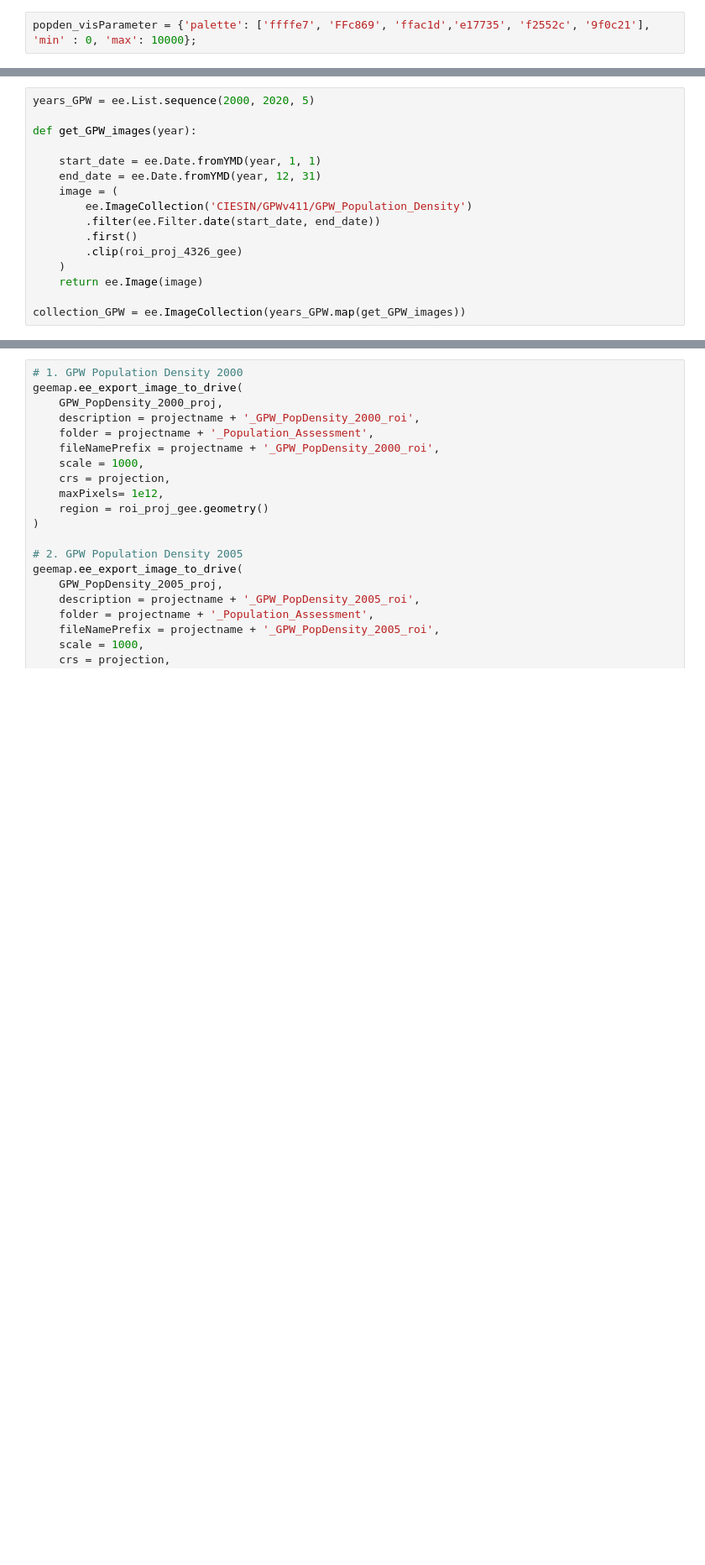
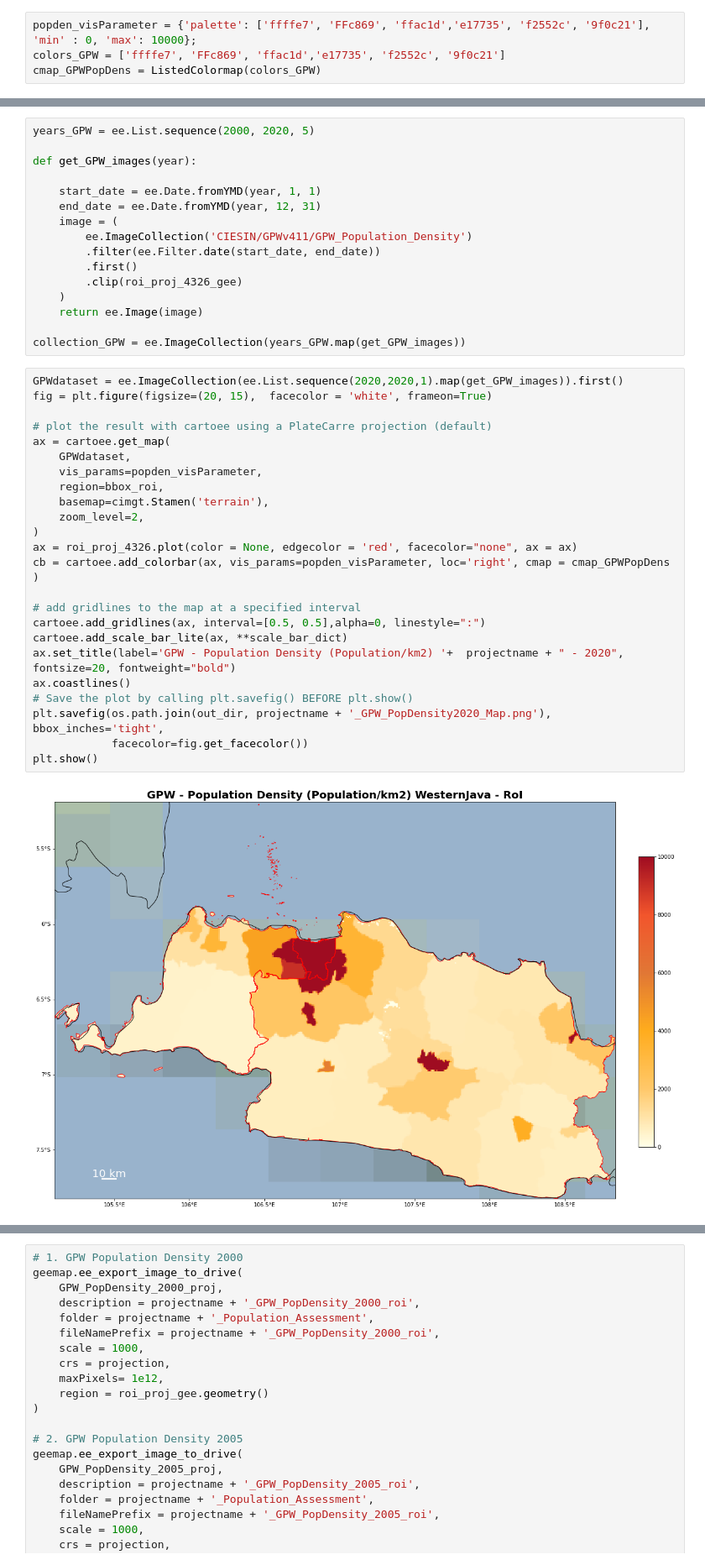
Before and after one commit to fadlielqorni/revalue-rapid-assessment, a Jupyter notebook: Global_Population_Assessment.ipynb, the cells around one changed output, grey strips where cells are left out. Shown at 84% size. Drawn from its saved outputs; the diff is of its cells as text; blank space fills up the shorter version.

Commit message:
Refined the script
Population: Add Map and Export map
Peatland: Export peat map

```diff
--- a/Global_Population_Assessment.ipynb
+++ b/Global_Population_Assessment.ipynb
@@ -148,5 +148,7 @@ vis_roi = {'color': '#FF0000', 'width': 2,'lineType': 'solid','fillColor': '0000
 # %%
 popden_visParameter = {'palette': ['ffffe7', 'FFc869', 'ffac1d','e17735', 'f2552c', '9f0c21'], 'min' : 0, 'max': 10000};
+colors_GPW = ['ffffe7', 'FFc869', 'ffac1d','e17735', 'f2552c', '9f0c21']
+cmap_GPWPopDens = ListedColormap(colors_GPW)
 # %%
 Map = geemap.Map()
 Map.add_basemap('HYBRID')
@@ -192,5 +198,31 @@ def get_GPW_images(year):
     return ee.Image(image)
 
 collection_GPW = ee.ImageCollection(years_GPW.map(get_GPW_images))
+# %%
+GPWdataset = ee.ImageCollection(ee.List.sequence(2020,2020,1).map(get_GPW_images)).first()
+fig = plt.figure(figsize=(20, 15),  facecolor = 'white', frameon=True)
+
+# plot the result with cartoee using a PlateCarre projection (default)
+ax = cartoee.get_map(
+    GPWdataset,
+    vis_params=popden_visParameter,
+    region=bbox_roi,
+    basemap=cimgt.Stamen('terrain'),
+    zoom_level=2,
+)
+ax = roi_proj_4326.plot(color = None, edgecolor = 'red', facecolor="none", ax = ax)
+cb = cartoee.add_colorbar(ax, vis_params=popden_visParameter, loc='right', cmap = cmap_GPWPopDens )
+
+# add gridlines to the map at a specified interval
+cartoee.add_gridlines(ax, interval=[0.5, 0.5],alpha=0, linestyle=":")
+cartoee.add_scale_bar_lite(ax, **scale_bar_dict)
+ax.set_title(label='GPW - Population Density (Population/km2) '+  projectname + " - 2020", fontsize=20, fontweight="bold")
+ax.coastlines()
+# Save the plot by calling plt.savefig() BEFORE plt.show()
+plt.savefig(os.path.join(out_dir, projectname + '_GPW_PopDensity2020_Map.png'), bbox_inches='tight',
+            facecolor=fig.get_facecolor())
+plt.show()
+# %% [output]
+[figure, added]
 # %%
 #GPW_timelapse_visParam = {'bands' : 'population_density', 'palette': ['ffffe7', 'FFc869', 'ffac1d','e17735', 'f2552c', '9f0c21'], 'min' : 0, 'max': 500}
```
Also changed, not shown: parts of 25 cells of this notebook.
